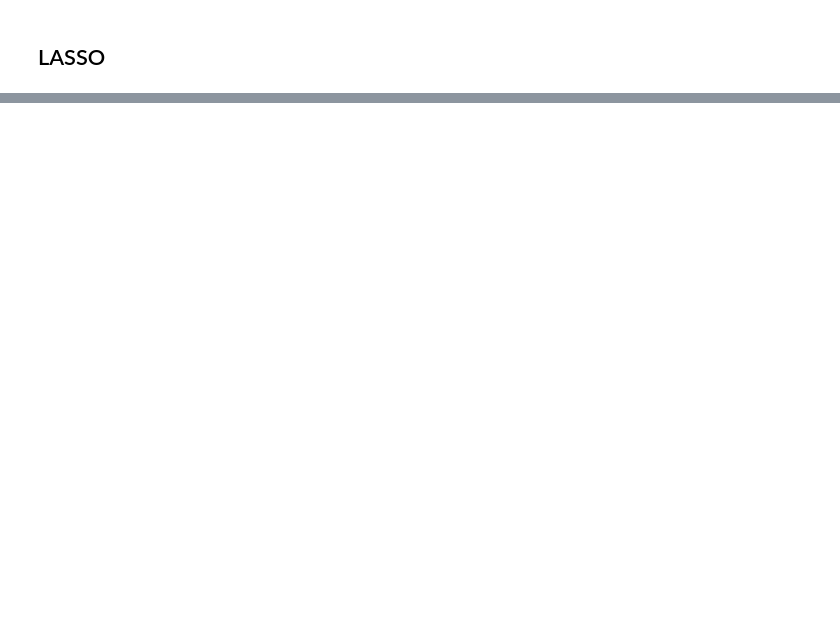
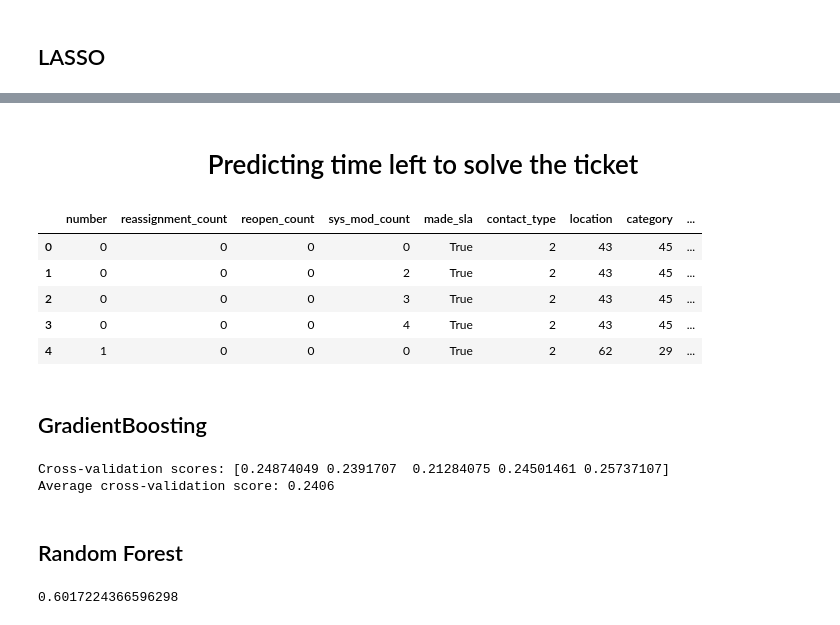
Before and after one commit to RahulKG7/Springboard_for_rahul, a Jupyter notebook: Capstone_projet1/Capstone_project_beta.ipynb, the cells around one changed output, grey strips where cells are left out. Saved outputs shown, nothing was run; the diff lists cells and outputs as text; code cells hidden in the pictures; blank space fills up the shorter version.

```diff
--- a/Capstone_projet1/Capstone_project_beta.ipynb
+++ b/Capstone_projet1/Capstone_project_beta.ipynb
@@ -69,0 +92,2 @@ inc_eventdf.number.nunique()
+# %%
+inc_eventdf = inc_original.copy()
@@ -79,0 +132,2 @@ inc_closed.drop(['index'], axis=1,inplace = True)
+# %%
+inc_eventdf = inc_eventdf.drop(['Closing time (min)'],axis=1)
@@ -328,0 +433,4 @@ Average cross-validation score: 0.9320
+# %% [markdown]
+#   <center>Predicting time left to solve the ticket</center>
+# %%
+inc_eventdf1 = inc_eventdf.drop(['opened_at','resolved_at','incident_state','active'],axis=1)
@@ -328,0 +449,11 @@ Average cross-validation score: 0.9320
+# %%
+inc_eventdf1.head()
+# %% [output]
+|  | number | reassignment_count | reopen_count | sys_mod_count | made_sla | contact_type | location | category | ... |
+| 0 | 0 | 0 | 0 | 0 | True | 2 | 43 | 45 | ... |
+| 1 | 0 | 0 | 0 | 2 | True | 2 | 43 | 45 | ... |
+| 2 | 0 | 0 | 0 | 3 | True | 2 | 43 | 45 | ... |
+| 3 | 0 | 0 | 0 | 4 | True | 2 | 43 | 45 | ... |
+| 4 | 1 | 0 | 0 | 0 | True | 2 | 62 | 29 | ... |
+# %% [markdown]
+## GradientBoosting
@@ -328,0 +467,20 @@ Average cross-validation score: 0.9320
+# %%
+score = cross_val_score(gradient,X_train,y_train,cv=5)
+
+print("Cross-validation scores: {}".format(score))
+print("Average cross-validation score: {:.4f}".format(score.mean()))
+# %% [output]
+Cross-validation scores: [0.24874049 0.2391707  0.21284075 0.24501461 0.25737107]
+Average cross-validation score: 0.2406
+# %% [markdown]
+## Random Forest
+# %%
+from sklearn.model_selection import GridSearchCV
+from sklearn.ensemble import RandomForestRegressor
+hyperparametres = { 'n_estimators':20 }
+regressor = RandomForestRegressor(**hyperparametres)
+regressor.fit(X_train,y_train)
+score=regressor.score(X_test,y_test)
+score
+# %% [output]
+0.6017224366596298
```
Also changed, not shown: parts of 54 cells of this notebook.
